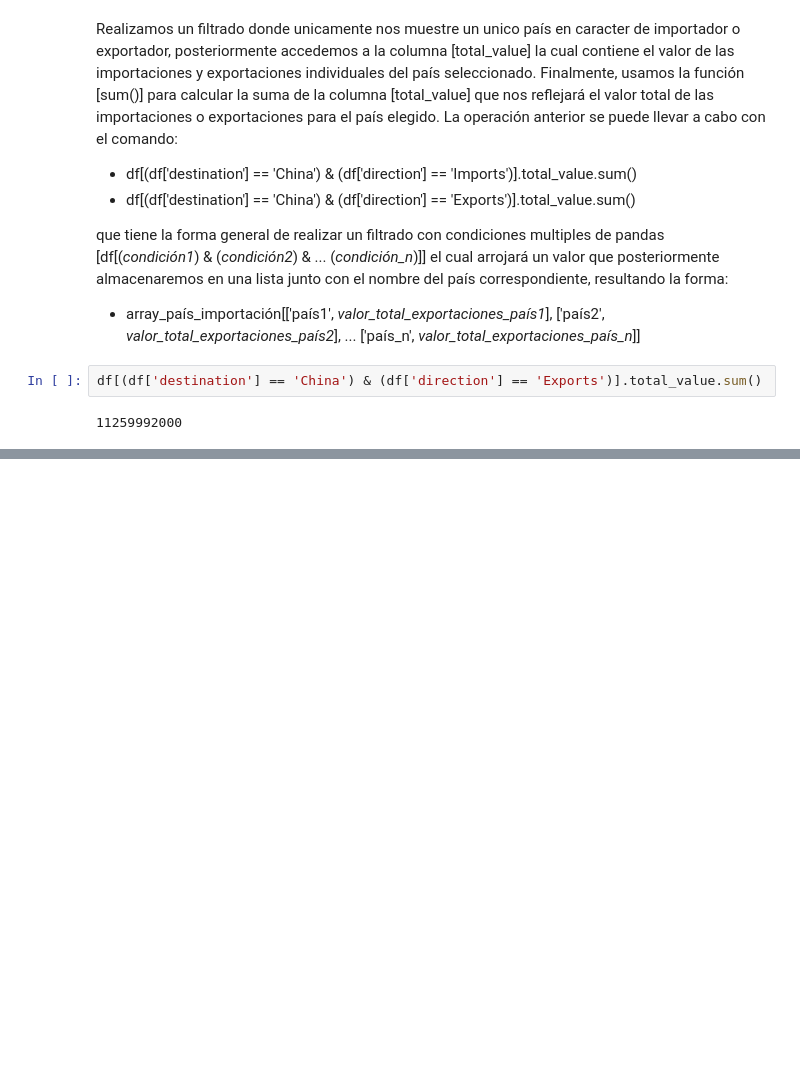
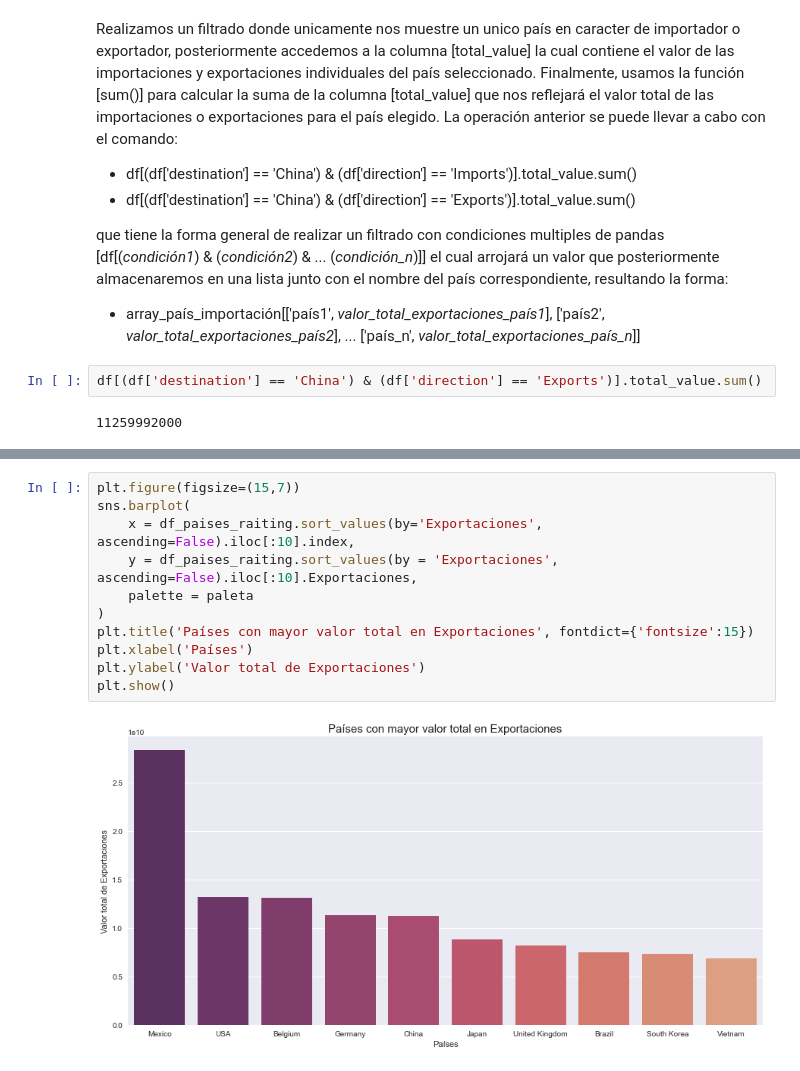
Before and after one commit to josue-islas/EmTech_2, a Jupyter notebook: Notebooks/ISLAS_GASRCILAZO_JOSUE_SABDIEL_PROYECTO.ipynb, the cells around one changed output, grey strips where cells are left out. Saved outputs shown, nothing was run; the diff lists cells and outputs as text; blank space fills up the shorter version.

```diff
--- a/Notebooks/ISLAS_GASRCILAZO_JOSUE_SABDIEL_PROYECTO.ipynb
+++ b/Notebooks/ISLAS_GASRCILAZO_JOSUE_SABDIEL_PROYECTO.ipynb
@@ -412,0 +439,13 @@ df
+# %%
+plt.figure(figsize=(15,7))
+sns.barplot(
+    x = df_paises_raiting.sort_values(by='Exportaciones', ascending=False).iloc[:10].index,
+    y = df_paises_raiting.sort_values(by = 'Exportaciones', ascending=False).iloc[:10].Exportaciones,
+    palette = paleta
+)
+plt.title('Países con mayor valor total en Exportaciones', fontdict={'fontsize':15})
+plt.xlabel('Países')
+plt.ylabel('Valor total de Exportaciones')
+plt.show()
+# %% [output]
+[figure, added]
```
Also changed, not shown: parts of 15 cells of this notebook.
